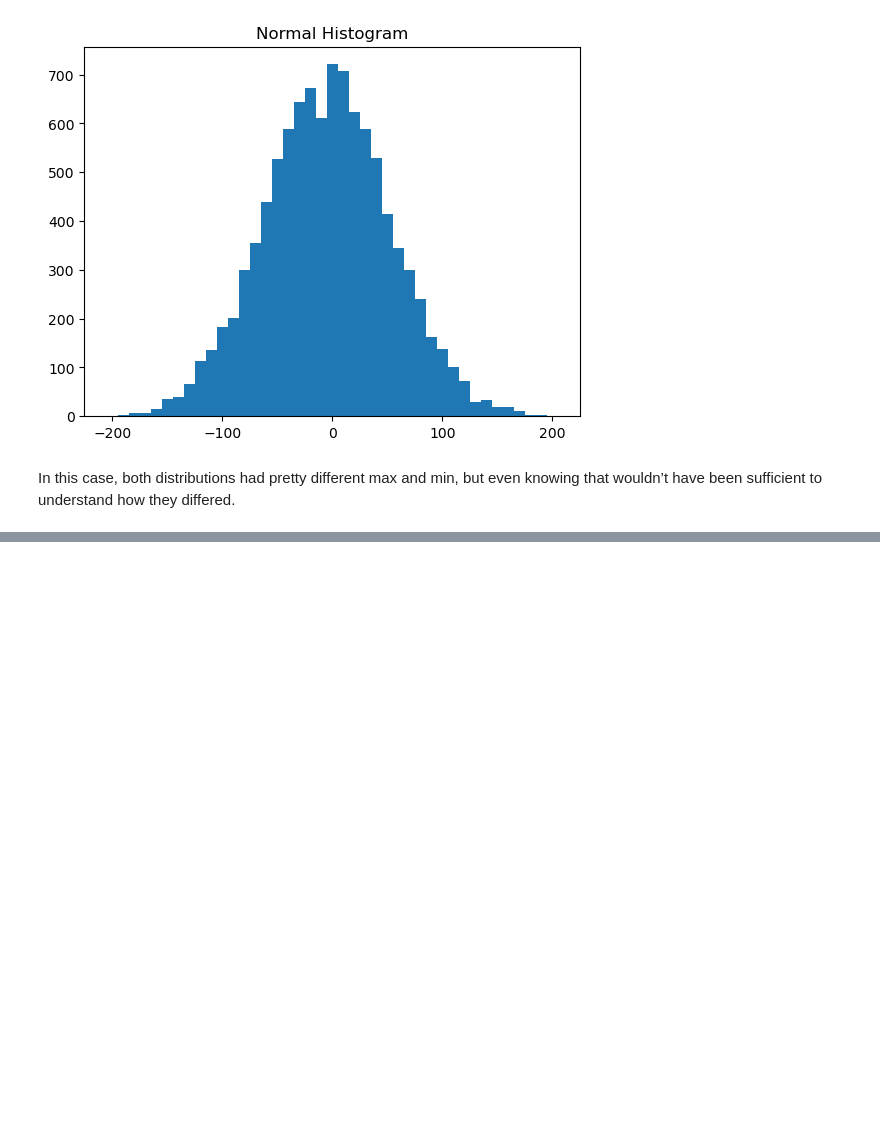
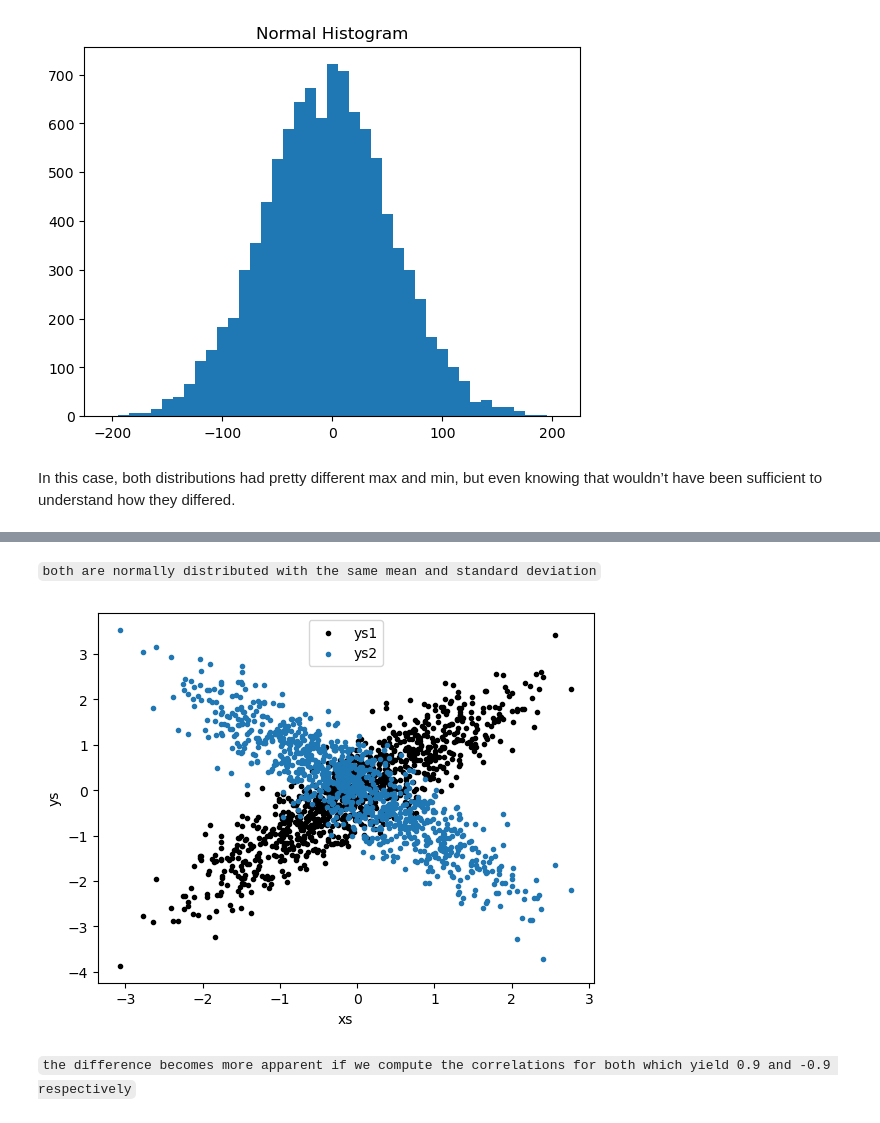
Before and after one commit to Diem0n/100daysofdatascience, a Jupyter notebook: Day_05/EDA.ipynb, the cells around one changed output, grey strips where cells are left out. Drawn from its saved outputs; the diff is of its cells as text; code cells hidden in the pictures; blank space fills up the shorter version.

```diff
--- a/Day_05/EDA.ipynb
+++ b/Day_05/EDA.ipynb
@@ -82,0 +106,14 @@ wouldn’t have been sufficient to understand how they differed.
+# %% [markdown]
+`both are normally distributed with the same mean and standard deviation`
+# %%
+# but each has a very different joint distribution with xs
+plt.scatter(xs,ys1,marker="." ,color="black", label="ys1")
+plt.scatter(xs,ys2,marker="." , label="ys2")
+plt.xlabel("xs")
+plt.ylabel("ys")
+plt.legend(loc=9)
+plt.show()
+# %% [output]
+[figure, added]
+# %% [markdown]
+`the difference becomes more apparent if we compute the correlations for both which yield 0.9 and -0.9 respectively`
```
Also changed, not shown: parts of 10 cells of this notebook.
